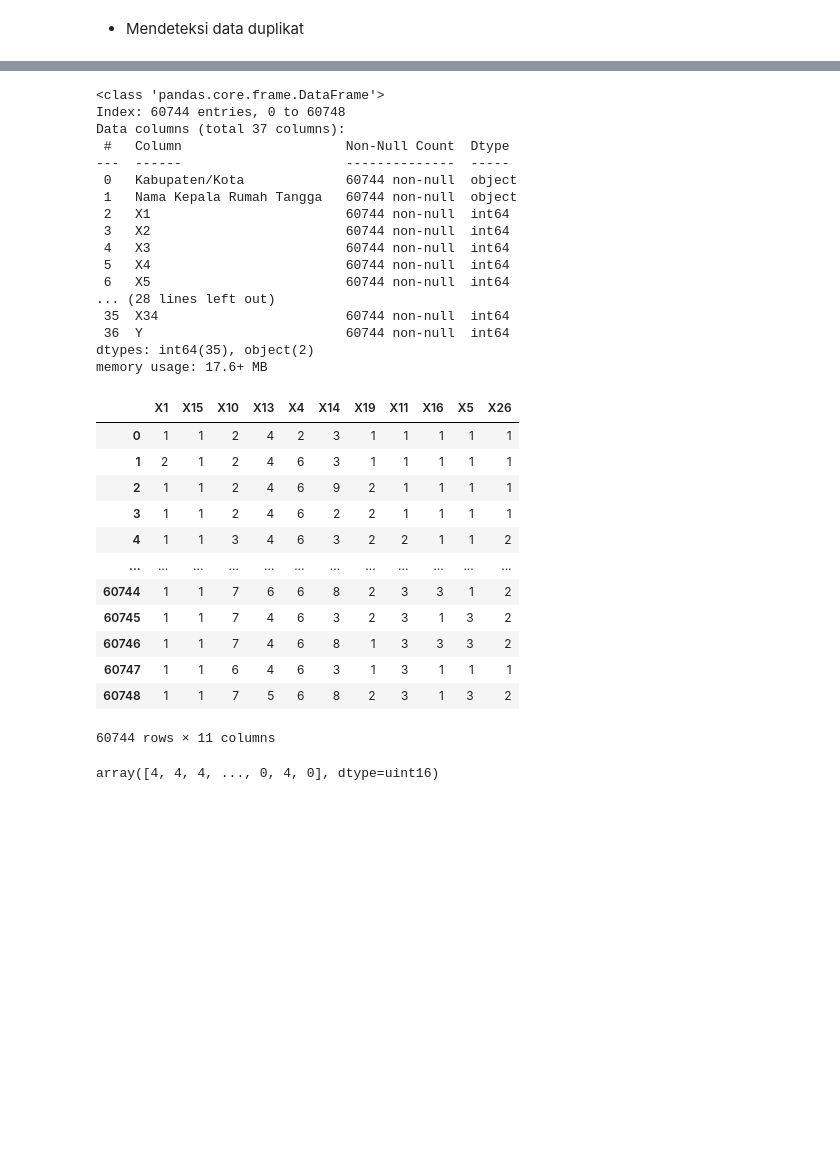
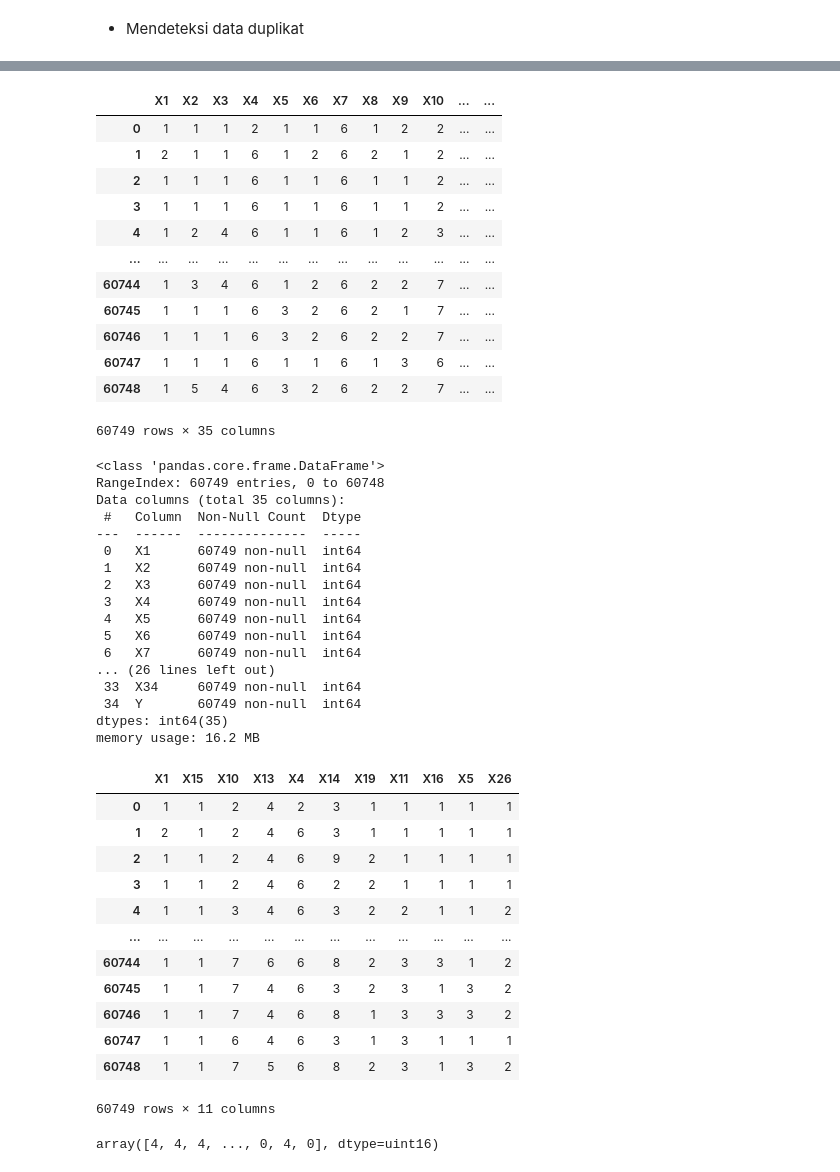
Before and after one commit to alharidt16/TA_Alharidt, a Jupyter notebook: Sintax_TA.ipynb, the cells around one changed output, grey strips where cells are left out. Cells and saved outputs as stored; diff of their text form; code cells hidden in the pictures; blank space fills up the shorter version.

```diff
--- a/Sintax_TA.ipynb
+++ b/Sintax_TA.ipynb
@@ -129,27 +119,43 @@ DATA_TA_CLEAN
+# %%
+DATA_TA
+# %% [output]
+|  | X1 | X2 | X3 | X4 | X5 | X6 | X7 | X8 | X9 | X10 | ... | ... |
+| 0 | 1 | 1 | 1 | 2 | 1 | 1 | 6 | 1 | 2 | 2 | ... | ... |
+| 1 | 2 | 1 | 1 | 6 | 1 | 2 | 6 | 2 | 1 | 2 | ... | ... |
+| 2 | 1 | 1 | 1 | 6 | 1 | 1 | 6 | 1 | 1 | 2 | ... | ... |
+| 3 | 1 | 1 | 1 | 6 | 1 | 1 | 6 | 1 | 1 | 2 | ... | ... |
+| 4 | 1 | 2 | 4 | 6 | 1 | 1 | 6 | 1 | 2 | 3 | ... | ... |
+| ... | ... | ... | ... | ... | ... | ... | ... | ... | ... | ... | ... | ... |
+| 60744 | 1 | 3 | 4 | 6 | 1 | 2 | 6 | 2 | 2 | 7 | ... | ... |
+| 60745 | 1 | 1 | 1 | 6 | 3 | 2 | 6 | 2 | 1 | 7 | ... | ... |
+| 60746 | 1 | 1 | 1 | 6 | 3 | 2 | 6 | 2 | 2 | 7 | ... | ... |
+| 60747 | 1 | 1 | 1 | 6 | 1 | 1 | 6 | 1 | 3 | 6 | ... | ... |
+| 60748 | 1 | 5 | 4 | 6 | 3 | 2 | 6 | 2 | 2 | 7 | ... | ... |
+60749 rows × 35 columns
 # %%
 MYDATA=DATA_TA_CLEAN
 # %%
-DATA_TA_CLEAN.info()
+DATA_TA.info()
 # %% [output]
 <class 'pandas.core.frame.DataFrame'>
-Index: 60744 entries, 0 to 60748
-Data columns (total 37 columns):
- #   Column                     Non-Null Count  Dtype
----  ------                     --------------  -----
- 0   Kabupaten/Kota             60744 non-null  object
- 1   Nama Kepala Rumah Tangga   60744 non-null  object
- 2   X1                         60744 non-null  int64
- 3   X2                         60744 non-null  int64
- 4   X3                         60744 non-null  int64
- 5   X4                         60744 non-null  int64
- 6   X5                         60744 non-null  int64
-... (28 lines left out)
- 35  X34                        60744 non-null  int64
- 36  Y                          60744 non-null  int64
-dtypes: int64(35), object(2)
-memory usage: 17.6+ MB
+RangeIndex: 60749 entries, 0 to 60748
+Data columns (total 35 columns):
+ #   Column  Non-Null Count  Dtype
+---  ------  --------------  -----
+ 0   X1      60749 non-null  int64
+ 1   X2      60749 non-null  int64
+ 2   X3      60749 non-null  int64
+ 3   X4      60749 non-null  int64
+ 4   X5      60749 non-null  int64
+ 5   X6      60749 non-null  int64
+ 6   X7      60749 non-null  int64
+... (26 lines left out)
+ 33  X34     60749 non-null  int64
+ 34  Y       60749 non-null  int64
+dtypes: int64(35)
+memory usage: 16.2 MB
 # %%
-DATA=DATA_TA_CLEAN[["X1","X15","X10","X13","X4","X14","X19","X11","X16","X5","X26"]]
+DATA=DATA_TA[["X1","X15","X10","X13","X4","X14","X19","X11","X16","X5","X26"]]
 DATA
 # %% [output]
 |  | X1 | X15 | X10 | X13 | X4 | X14 | X19 | X11 | X16 | X5 | X26 |
@@ -164,7 +170,7 @@ DATA
 | 60746 | 1 | 1 | 7 | 4 | 6 | 8 | 1 | 3 | 3 | 3 | 2 |
 | 60747 | 1 | 1 | 6 | 4 | 6 | 3 | 1 | 3 | 1 | 1 | 1 |
 | 60748 | 1 | 1 | 7 | 5 | 6 | 8 | 2 | 3 | 1 | 3 | 2 |
-60744 rows × 11 columns
+60749 rows × 11 columns
 # %%
 #Cluster menggunakan KMODES
 # %%
```
Also changed, not shown: parts of 18 cells of this notebook, 9 other files.
